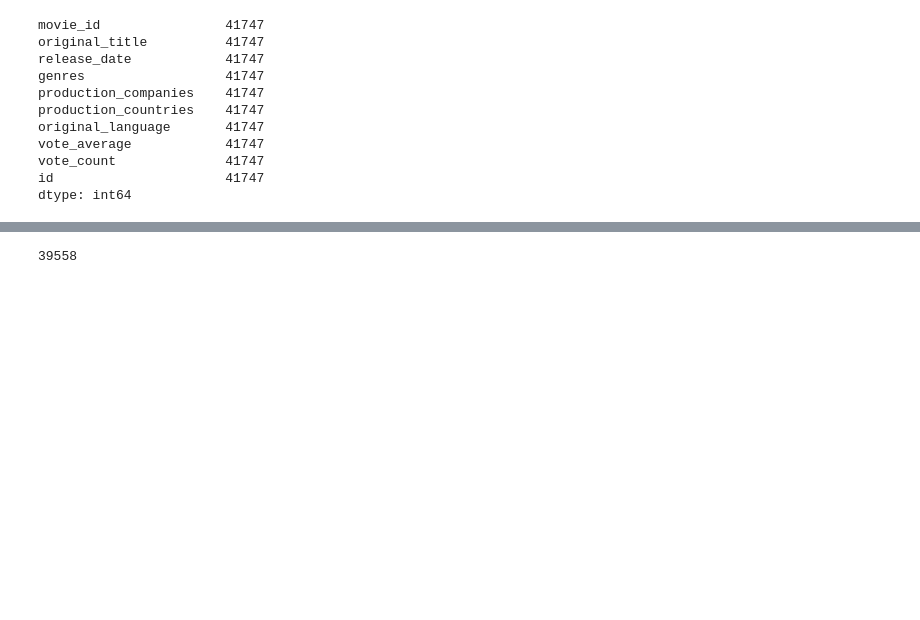
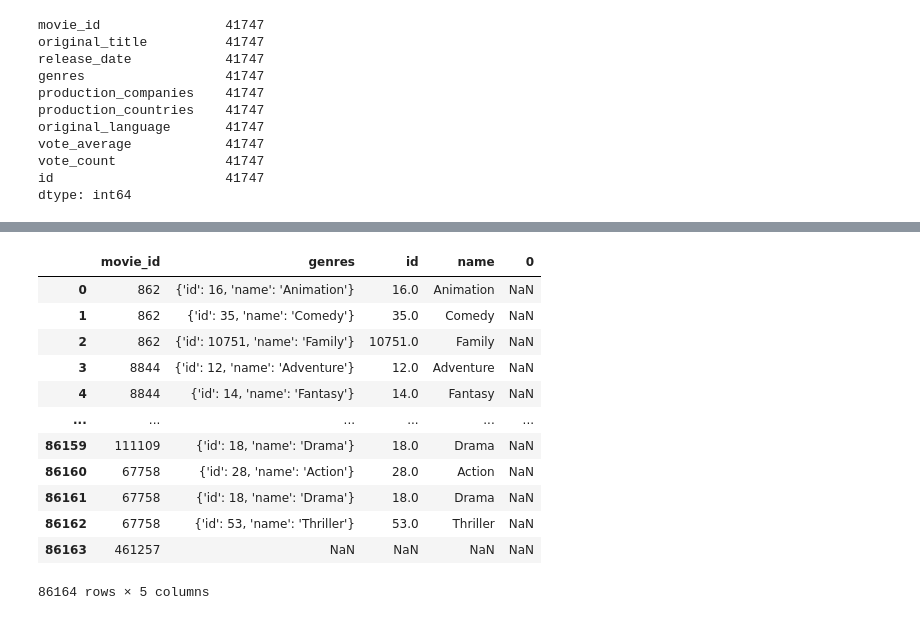
Before and after one commit to caseygomez/Female-Representation-In-The-Film-Industry, a Jupyter notebook: movies_metadata.ipynb, the cells around one changed output, grey strips where cells are left out. Saved outputs shown, nothing was run; the diff lists cells and outputs as text; code cells hidden in the pictures; blank space fills up the shorter version.

```diff
--- a/movies_metadata.ipynb
+++ b/movies_metadata.ipynb
@@ -203,5 +192,5 @@ meta_df.tail()
 # %%
 #Create genres df
-genres=meta_df['genres']
-genres.count()
+genres_df=meta_df[['movie_id','genres']]
+genres_df.head()
 # %% [output]
@@ -208,0 +203,6 @@ genres.count()
+# %%
+# Explode list of dictionaries to one dictionary per line
+genres_df.genres = genres_df.genres.apply(literal_eval)
+genres_df = genres_df.explode('genres', ignore_index=True)
+
+genres_df
@@ -209,10 +223,20 @@ genres.count()
 # %%
-# Use list comprehension to filter out movies without a genre or genre name: 39,558 with both id and name
-meta_genres = [genre for genre in genres
-               if ('id' in genre or 'name' in genre)]
+# Split dictionary into separate columns
+genres_df = pd.concat([genres_df, genres_df['genres'].apply(pd.Series)], axis=1)
 
-# Obtain the length of the new list
-len(meta_genres)
+genres_df
 # %% [output]
+|  | movie_id | genres | id | name | 0 |
+| 0 | 862 | {'id': 16, 'name': 'Animation'} | 16.0 | Animation | NaN |
+| 1 | 862 | {'id': 35, 'name': 'Comedy'} | 35.0 | Comedy | NaN |
+| 2 | 862 | {'id': 10751, 'name': 'Family'} | 10751.0 | Family | NaN |
+| 3 | 8844 | {'id': 12, 'name': 'Adventure'} | 12.0 | Adventure | NaN |
+| 4 | 8844 | {'id': 14, 'name': 'Fantasy'} | 14.0 | Fantasy | NaN |
+| ... | ... | ... | ... | ... | ... |
+| 86159 | 111109 | {'id': 18, 'name': 'Drama'} | 18.0 | Drama | NaN |
+| 86160 | 67758 | {'id': 28, 'name': 'Action'} | 28.0 | Action | NaN |
+| 86161 | 67758 | {'id': 18, 'name': 'Drama'} | 18.0 | Drama | NaN |
+| 86162 | 67758 | {'id': 53, 'name': 'Thriller'} | 53.0 | Thriller | NaN |
+| 86163 | 461257 | NaN | NaN | NaN | NaN |
-39558
+86164 rows × 5 columns
 # %%
```
Also changed, not shown: parts of 27 cells of this notebook, 4 other files.
